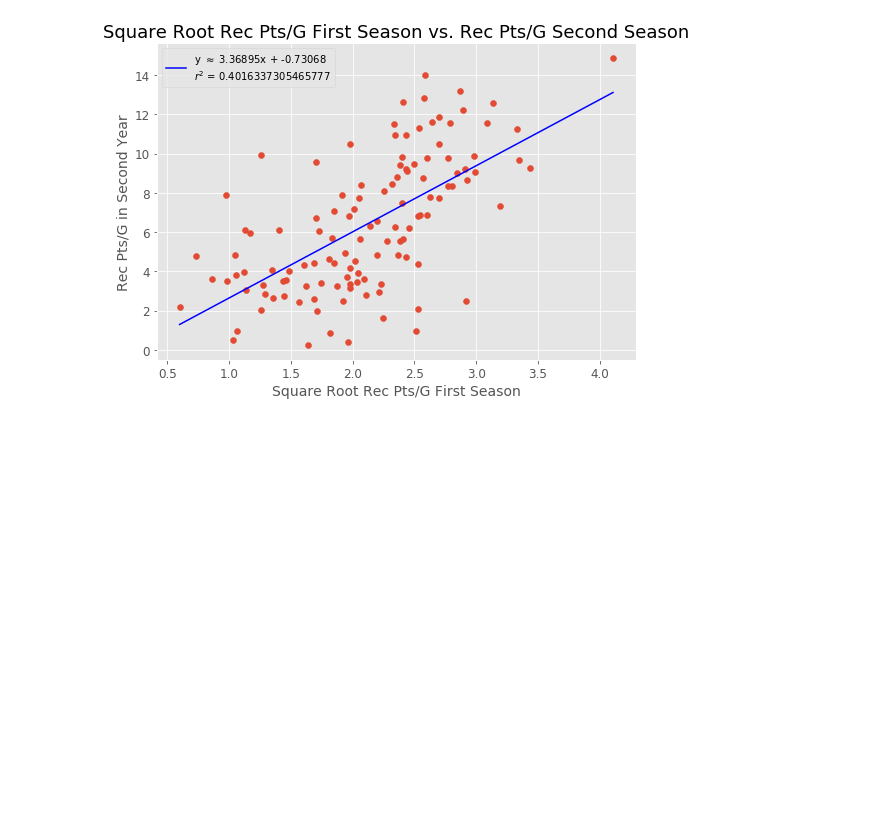
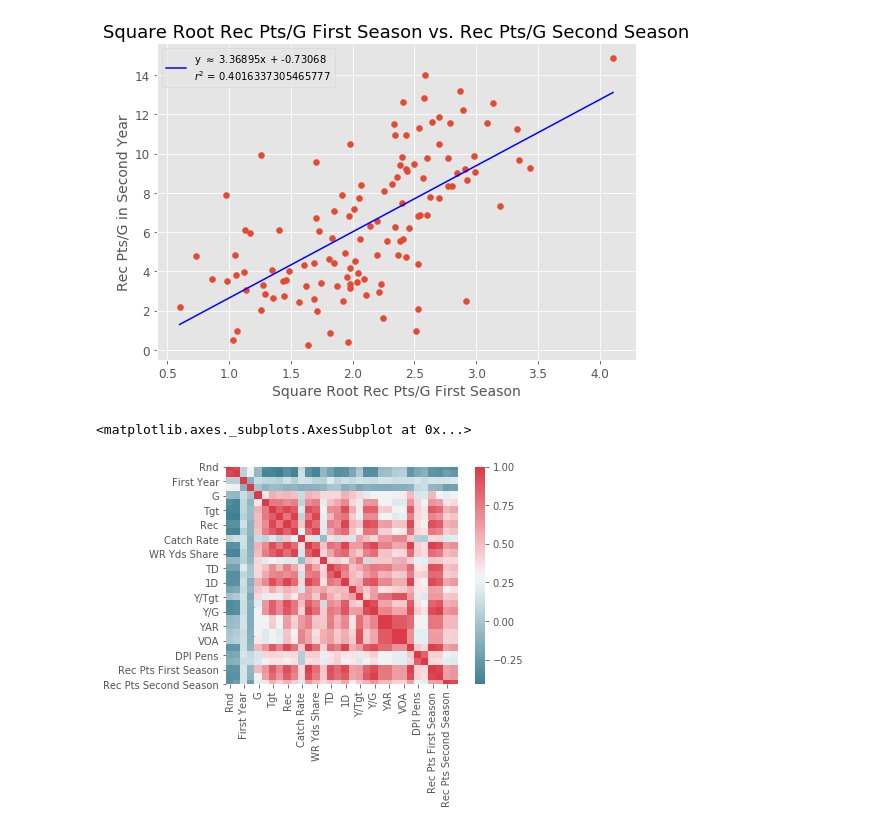
Before and after one commit to tevans-barton/WRSecondYearJumps, a Jupyter notebook: notebooks/4.02 EDA (Bivariate) Post-Cleaning Notebook.ipynb, the cells around one changed output. Drawn from its saved outputs; the diff is of its cells as text; code cells hidden in the pictures; blank space fills up the shorter version.

```diff
--- a/notebooks/4.02 EDA (Bivariate) Post-Cleaning Notebook.ipynb
+++ b/notebooks/4.02 EDA (Bivariate) Post-Cleaning Notebook.ipynb
@@ -266,3 +259,9 @@ eda_viz_post_bivariate.sqrt_recptsfirst_vs_target(savefig = True)
 eda_viz_post_bivariate.sqrt_recppgfirst_vs_target(savefig = True)
 # %% [output]
 [figure]
+# %%
+corr = df_model[[x for x in df_model.columns if 'Projected' not in x]].corr()
+sns.heatmap(corr, mask=np.zeros_like(corr, dtype=np.bool), cmap=sns.diverging_palette(220, 10, as_cmap=True), square=True)
+# %% [output]
+<matplotlib.axes._subplots.AxesSubplot at 0x...>
+[figure, added]
```
Also changed, not shown: parts of 4 cells of this notebook, 2 other files.
